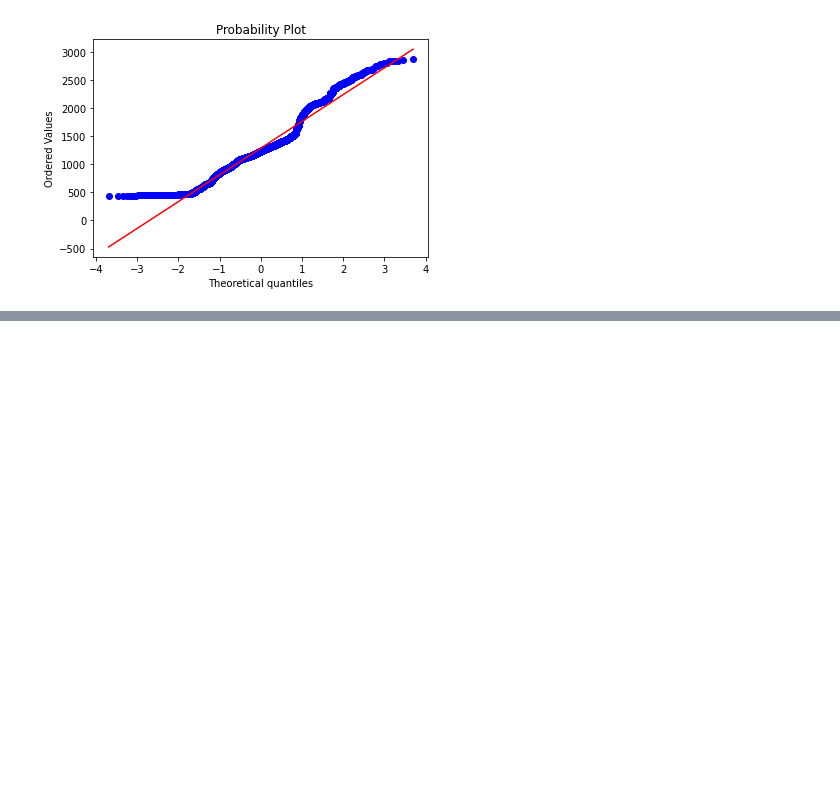
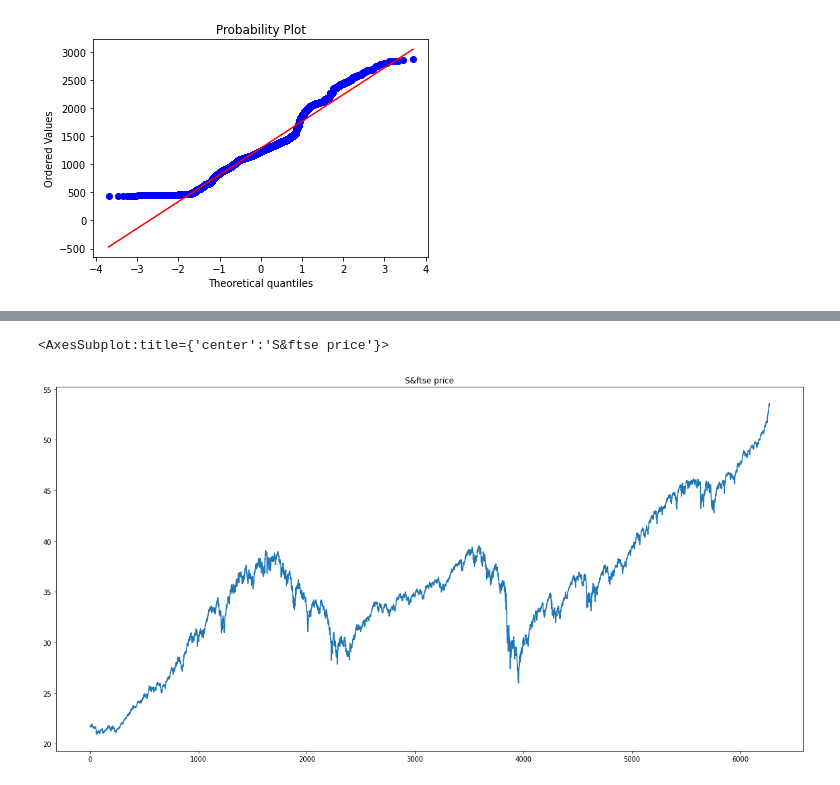
Before and after one commit to VaskarO/Time-series-analysis-and-forecasting, a Jupyter notebook: introduction.ipynb, the cells around one changed output, grey strips where cells are left out. Saved outputs shown, nothing was run; the diff lists cells and outputs as text; code cells hidden in the pictures; blank space fills up the shorter version.

```diff
--- a/introduction.ipynb
+++ b/introduction.ipynb
@@ -159,0 +194,6 @@ pylab.show()
+# %%
+csv_data_spx_squt = np.sqrt(csv_data.spx)
+csv_data_spx_squt.plot(figsize=(20,10), title='S&ftse price')
+# %% [output]
+<AxesSubplot:title={'center':'S&ftse price'}>
+[figure, added]
```
Also changed, not shown: parts of 9 cells of this notebook.
